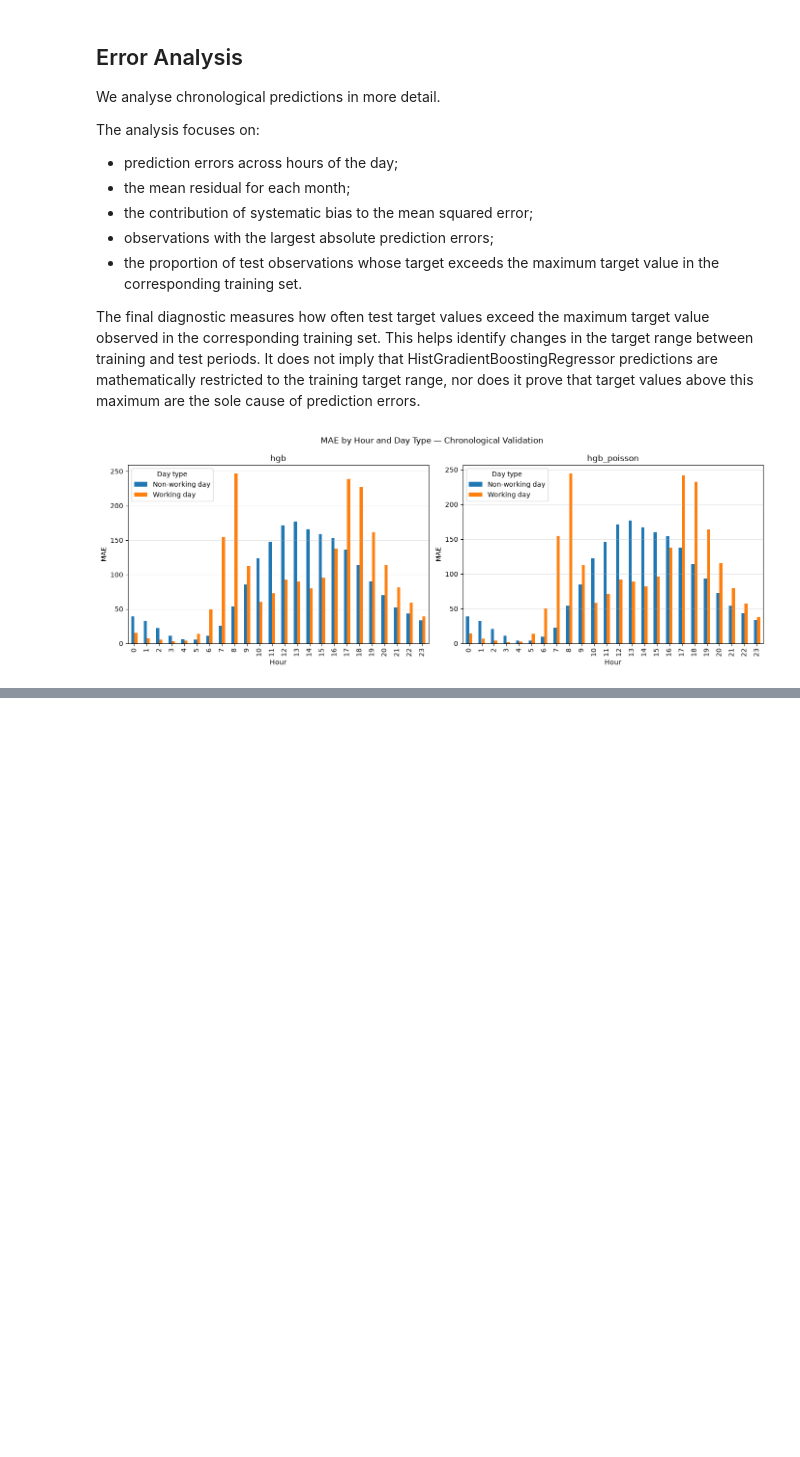
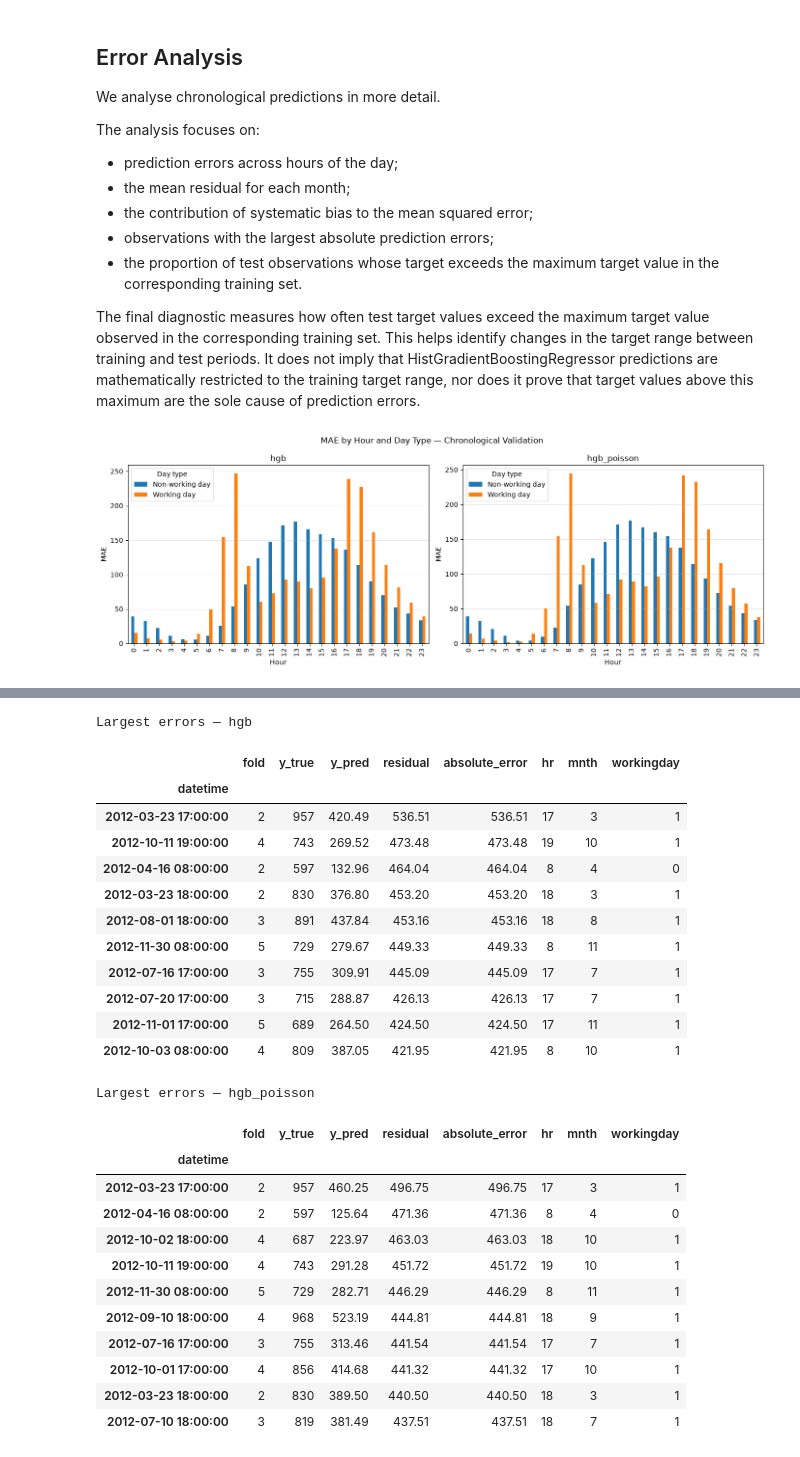
Before and after one commit to gghgfttd/ml-2026-MiniProject, a Jupyter notebook: 05_gradient_boosting.ipynb, the cells around one changed output, grey strips where cells are left out. Drawn from its saved outputs; the diff is of its cells as text; code cells hidden in the pictures; blank space fills up the shorter version.

```diff
--- a/05_gradient_boosting.ipynb
+++ b/05_gradient_boosting.ipynb
@@ -642,0 +549,19 @@ plt.show()
+# %%
+bias_rows = []
+
+for model_name in ["hgb", "hgb_poisson"]:
+    _, preds = hgb_results[(model_name, "chrono")]
+    residuals = preds["y_true"] - preds["y_pred"]
+    mean_residual = residuals.mean()
+    mse = np.mean(residuals ** 2)
+
+    bias_rows.append({
+        "model": model_name,
+        "mean_residual": mean_residual,
+        "mse": mse,
+        "bias_squared": mean_residual ** 2,
+        "bias_contribution_pct": mean_residual ** 2 / mse * 100
+    })
+
+bias_summary = pd.DataFrame(bias_rows)
+display(bias_summary.round(3))
@@ -642,0 +578,37 @@ plt.show()
+# %%
+for model_name in ["hgb", "hgb_poisson"]:
+    _, preds = hgb_results[(model_name, "chrono")]
+    errors = preds.copy()
+    errors["residual"] = errors["y_true"] - errors["y_pred"]
+    errors["absolute_error"] = errors["residual"].abs()
+    errors = errors.join(X[["hr", "mnth", "workingday"]])
+
+    print(f"\nLargest errors — {model_name}")
+    display(errors.nlargest(10, "absolute_error").round(2))
+# %% [output]
+Largest errors — hgb
+|  | fold | y_true | y_pred | residual | absolute_error | hr | mnth | workingday |
+| datetime |  |  |  |  |  |  |  |  |
+| 2012-03-23 17:00:00 | 2 | 957 | 420.49 | 536.51 | 536.51 | 17 | 3 | 1 |
+| 2012-10-11 19:00:00 | 4 | 743 | 269.52 | 473.48 | 473.48 | 19 | 10 | 1 |
+| 2012-04-16 08:00:00 | 2 | 597 | 132.96 | 464.04 | 464.04 | 8 | 4 | 0 |
+| 2012-03-23 18:00:00 | 2 | 830 | 376.80 | 453.20 | 453.20 | 18 | 3 | 1 |
+| 2012-08-01 18:00:00 | 3 | 891 | 437.84 | 453.16 | 453.16 | 18 | 8 | 1 |
+| 2012-11-30 08:00:00 | 5 | 729 | 279.67 | 449.33 | 449.33 | 8 | 11 | 1 |
+| 2012-07-16 17:00:00 | 3 | 755 | 309.91 | 445.09 | 445.09 | 17 | 7 | 1 |
+| 2012-07-20 17:00:00 | 3 | 715 | 288.87 | 426.13 | 426.13 | 17 | 7 | 1 |
+| 2012-11-01 17:00:00 | 5 | 689 | 264.50 | 424.50 | 424.50 | 17 | 11 | 1 |
+| 2012-10-03 08:00:00 | 4 | 809 | 387.05 | 421.95 | 421.95 | 8 | 10 | 1 |
+Largest errors — hgb_poisson
+|  | fold | y_true | y_pred | residual | absolute_error | hr | mnth | workingday |
+| datetime |  |  |  |  |  |  |  |  |
+| 2012-03-23 17:00:00 | 2 | 957 | 460.25 | 496.75 | 496.75 | 17 | 3 | 1 |
+| 2012-04-16 08:00:00 | 2 | 597 | 125.64 | 471.36 | 471.36 | 8 | 4 | 0 |
+| 2012-10-02 18:00:00 | 4 | 687 | 223.97 | 463.03 | 463.03 | 18 | 10 | 1 |
+| 2012-10-11 19:00:00 | 4 | 743 | 291.28 | 451.72 | 451.72 | 19 | 10 | 1 |
+| 2012-11-30 08:00:00 | 5 | 729 | 282.71 | 446.29 | 446.29 | 8 | 11 | 1 |
+| 2012-09-10 18:00:00 | 4 | 968 | 523.19 | 444.81 | 444.81 | 18 | 9 | 1 |
+| 2012-07-16 17:00:00 | 3 | 755 | 313.46 | 441.54 | 441.54 | 17 | 7 | 1 |
+| 2012-10-01 17:00:00 | 4 | 856 | 414.68 | 441.32 | 441.32 | 17 | 10 | 1 |
+| 2012-03-23 18:00:00 | 2 | 830 | 389.50 | 440.50 | 440.50 | 18 | 3 | 1 |
+| 2012-07-10 18:00:00 | 3 | 819 | 381.49 | 437.51 | 437.51 | 18 | 7 | 1 |
```
Also changed, not shown: parts of 30 cells of this notebook.
